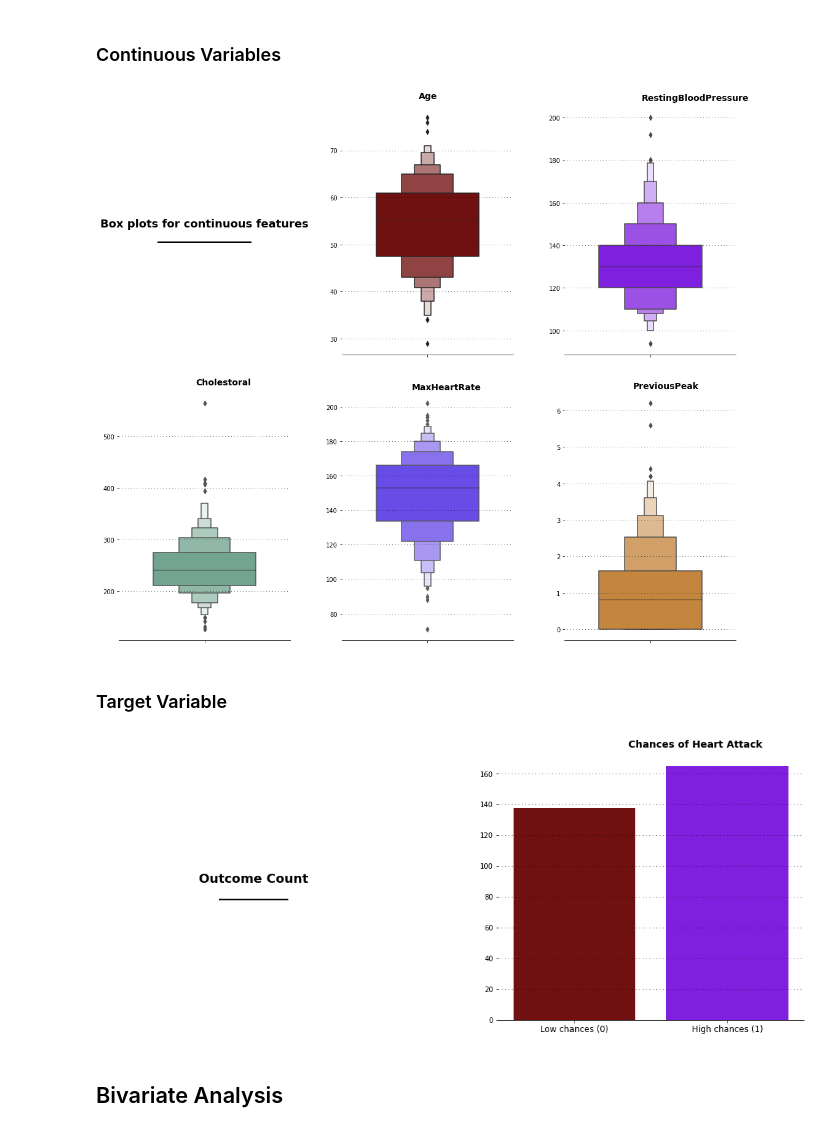
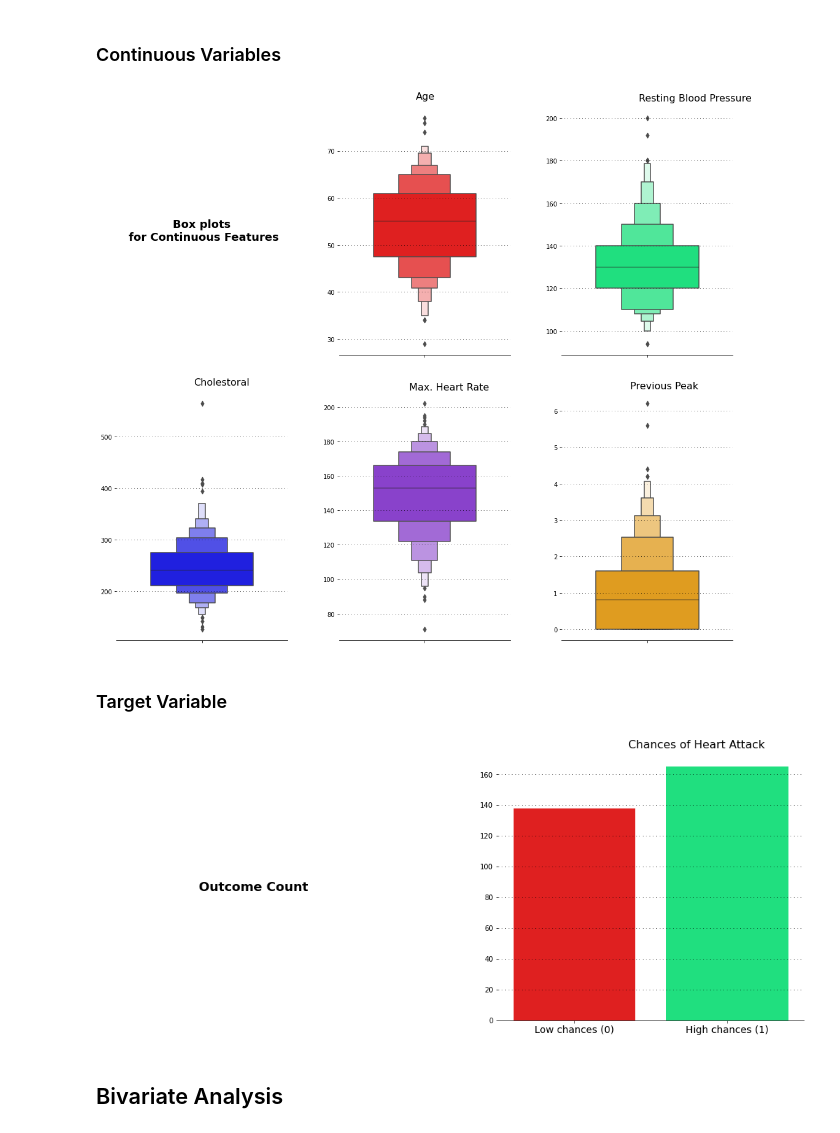
Before and after one commit to RufinoMartin/Heart-Attack-Analysis-, a Jupyter notebook: Heart_Attack_Analytics_&_Visuals.ipynb, the cells around one changed output. Cells and saved outputs as stored; diff of their text form; code cells hidden in the pictures.

```diff
--- a/Heart_Attack_Analytics_&_Visuals.ipynb
+++ b/Heart_Attack_Analytics_&_Visuals.ipynb
@@ -308,7 +304,7 @@ ax4 = fig.add_subplot(gs[1,1])
 ax5 = fig.add_subplot(gs[1,2])
 
 
-color_palette = ["#800000","#8000ff","#6aac90","#5833ff","#da8829"]
+color_palette = ["r","springgreen","blue","blueviolet","orange"]
 
 
 # Title of the plot
@@ -320,45 +316,44 @@ ax0.tick_params(left=False, bottom=False)
 ax0.set_xticklabels([])
 ax0.set_yticklabels([])
 ax0.text(0.5,0.5,
-         'Box plots for continuous features\n_________________',
+         'Box plots\n for Continuous Features',
          horizontalalignment='center',
          verticalalignment='center',
          fontsize=18, fontweight='bold',
-         fontfamily='baskerville',
          color="#000000")
 
 # Age
-ax1.text(-0.05, 81, 'Age', fontsize=14, fontweight='bold', fontfamily='baskerville', color="#000000")
+ax1.text(-0.05, 81, 'Age', fontsize=16, color="#000000")
 ax1.grid(color='#000000', linestyle=':', axis='y', zorder=0,  dashes=(1,5))
-sns.boxenplot(ax=ax1,y=df['Age'],palette=["#800000"],width=0.6)
+sns.boxenplot(ax=ax1,y=df['Age'],palette=["R"],width=0.6)
 ax1.set_xlabel("")
 ax1.set_ylabel("")
 
 # RestingBloodPressure
-ax2.text(-0.05, 208, 'RestingBloodPressure', fontsize=14, fontweight='bold', fontfamily='baskerville', color="#000000")
+ax2.text(-0.05, 208, 'Resting Blood Pressure', fontsize=16, color="#000000")
 ax2.grid(color='#000000', linestyle=':', axis='y', zorder=0,  dashes=(1,5))
-sns.boxenplot(ax=ax2,y=df['RestingBloodPressure'],palette=["#8000ff"],width=0.6)
+sns.boxenplot(ax=ax2,y=df['RestingBloodPressure'],palette=["springgreen"],width=0.6)
 ax2.set_xlabel("")
 ax2.set_ylabel("")
 
 # Cholestoral
-ax3.text(-0.05, 600, 'Cholestoral', fontsize=14, fontweight='bold', fontfamily='baskerville', color="#000000")
+ax3.text(-0.05, 600, 'Cholestoral', fontsize=16, color="#000000")
 ax3.grid(color='#000000', linestyle=':', axis='y', zorder=0,  dashes=(1,5))
-sns.boxenplot(ax=ax3,y=df['Cholestoral'],palette=["#6aac90"],width=0.6)
+sns.boxenplot(ax=ax3,y=df['Cholestoral'],palette=["blue"],width=0.6)
 ax3.set_xlabel("")
 ax3.set_ylabel("")
 
 # MaxHeartRate
-ax4.text(-0.09, 210, 'MaxHeartRate', fontsize=14, fontweight='bold', fontfamily='baskerville', color="#000000")
+ax4.text(-0.09, 210, 'Max. Heart Rate', fontsize=16, color="#000000")
 ax4.grid(color='#000000', linestyle=':', axis='y', zorder=0,  dashes=(1,5))
-sns.boxenplot(ax=ax4,y=df['MaxHeartRate'],palette=["#5833ff"],width=0.6)
+sns.boxenplot(ax=ax4,y=df['MaxHeartRate'],palette=["blueviolet"],width=0.6)
 ax4.set_xlabel("")
 ax4.set_ylabel("")
 
 # PreviousPeak
-ax5.text(-0.1, 6.6, 'PreviousPeak', fontsize=14, fontweight='bold', fontfamily='baskerville', color="#000000")
+ax5.text(-0.1, 6.6, 'Previous Peak', fontsize=16, color="#000000")
 ax5.grid(color='#000000', linestyle=':', axis='y', zorder=0,  dashes=(1,5))
-sns.boxenplot(ax=ax5,y=df['PreviousPeak'],palette=["#da8829"],width=0.6)
+sns.boxenplot(ax=ax5,y=df['PreviousPeak'],palette=["orange"],width=0.6)
 ax5.set_xlabel("")
 ax5.set_ylabel("")
 
@@ -369,7 +364,7 @@ for s in ["top","right","left"]:
     ax4.spines[s].set_visible(False)
     ax5.spines[s].set_visible(False)
 # %% [output]
-[figure, old version]
+[figure, new version]
 # %% [markdown]
 ### Target Variable
 # %%
@@ -380,39 +375,38 @@ gs.update(wspace=0.3, hspace=0.15)
 ax0 = fig.add_subplot(gs[0,0])
 ax1 = fig.add_subplot(gs[0,1])
 
 
-color_palette = ["#800000","#8000ff","#6aac90","#5833ff","#da8829"]
+color_palette = ["r","springgreen","blue","blueviolet","orange"]
 
 # Title of the plot
-ax0.text(0.5,0.5,"Outcome Count\n___________",
+ax0.text(0.5,0.5,"Outcome Count",
         horizontalalignment = 'center',
         verticalalignment = 'center',
         fontsize = 18,
         fontweight='bold',
-        fontfamily='baskerville',
         color='#000000')
 
 ax0.set_xticklabels([])
 ax0.set_yticklabels([])
 ax0.tick_params(left=False, bottom=False)
 
 # Output Count
-ax1.text(0.35,177,"Chances of Heart Attack",fontsize=14, fontweight='bold', fontfamily='baskerville', color="#000000")
+ax1.text(0.35,177,"Chances of Heart Attack",fontsize=16,  color="#000000")
 ax1.grid(color='#000000', linestyle=':', axis='y', zorder=0,  dashes=(1,5))
 sns.countplot(ax=ax1, data=df, x = 'Output',palette = color_palette)
 ax1.set_xlabel("")
 ax1.set_ylabel("")
-ax1.set_xticklabels(["Low chances (0)","High chances (1)"], fontsize=12)
+ax1.set_xticklabels(["Low chances (0)","High chances (1)"], fontsize=14)
 
 ax0.spines["top"].set_visible(False)
 ax0.spines["left"].set_visible(False)
 ax0.spines["bottom"].set_visible(False)
 ax0.spines["right"].set_visible(False)
 ax1.spines["top"].set_visible(False)
 ax1.spines["left"].set_visible(False)
 ax1.spines["right"].set_visible(False)
 # %% [output]
-[figure, old version]
+[figure, new version]
 # %% [markdown]
 ## Bivariate Analysis
 # %% [markdown]
```
Also changed, not shown: parts of 7 cells of this notebook.
